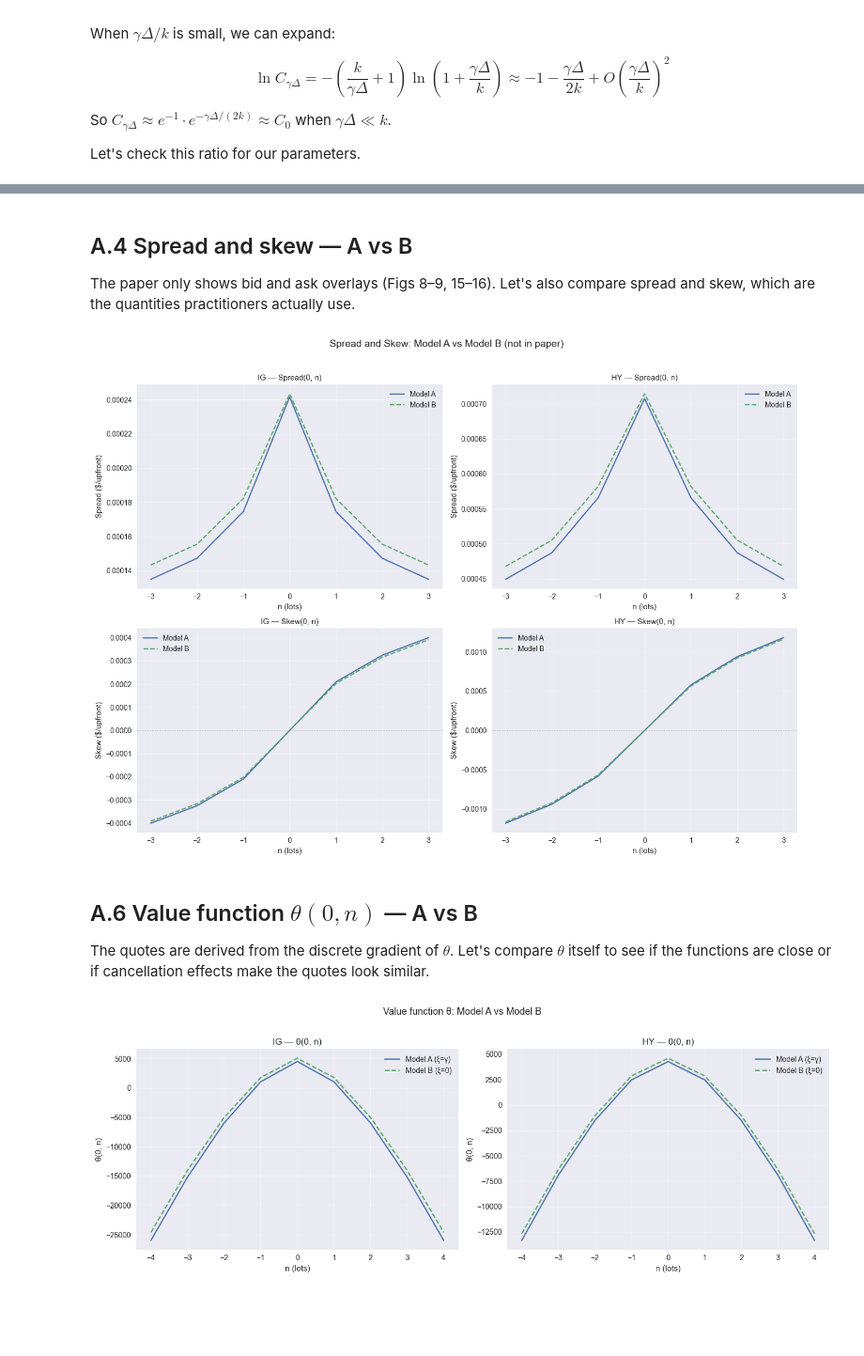
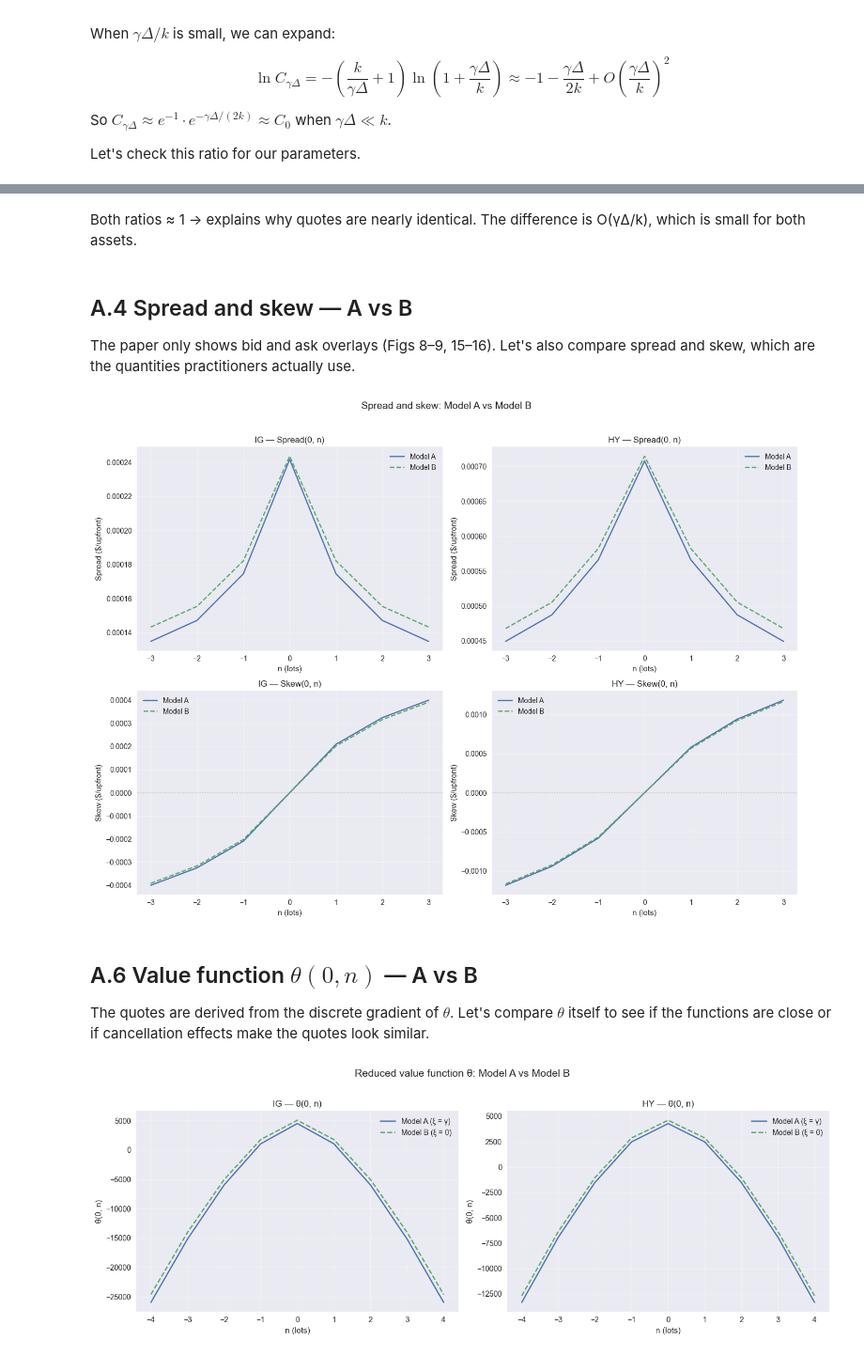
Before and after one commit to hamzaelarji/Market-Microstructure-, a Jupyter notebook: project/notebooks/03_model_a_vs_b.ipynb, the cells around one changed output, grey strips where cells are left out. Shown at 94% size. Drawn from its saved outputs; the diff is of its cells as text; code cells hidden in the pictures; blank space fills up the shorter version.

```diff
--- a/project/notebooks/03_model_a_vs_b.ipynb
+++ b/project/notebooks/03_model_a_vs_b.ipynb
@@ -318,3 +322,6 @@ The difference is O(γΔ/k), which is small for both assets.
+# %% [markdown]
+Both ratios ≈ 1 → explains why quotes are nearly identical.
+The difference is O(γΔ/k), which is small for both assets.
 # %% [markdown]
 ## A.4 Spread and skew — A vs B
 
@@ -322,68 +329,68 @@ The paper only shows bid and ask overlays (Figs 8–9, 15–16). Let's also comp
 # %%
 fig, axes = plt.subplots(2, 2, figsize=(14, 10))
 
-for col, (sol_a, sol_b, params, name) in enumerate([
-    (sol_ig_a, sol_ig_b, IG, "IG"),
-    (sol_hy_a, sol_hy_b, HY, "HY"),
+for col, (sol_a, sol_b, name) in enumerate([
+    (sol_ig_a, sol_ig_b, "IG"),
+    (sol_hy_a, sol_hy_b, "HY"),
 ]):
     lots = sol_a["lots"]
 
-    spread_a = sol_a["delta_bid"][0,:] + sol_a["delta_ask"][0,:]
-    spread_b = sol_b["delta_bid"][0,:] + sol_b["delta_ask"][0,:]
-    skew_a = sol_a["delta_bid"][0,:] - sol_a["delta_ask"][0,:]
-    skew_b = sol_b["delta_bid"][0,:] - sol_b["delta_ask"][0,:]
+    spread_a = sol_a["delta_bid"][0, :] + sol_a["delta_ask"][0, :]
+    spread_b = sol_b["delta_bid"][0, :] + sol_b["delta_ask"][0, :]
+
+    skew_a = sol_a["delta_bid"][0, :] - sol_a["delta_ask"][0, :]
+    skew_b = sol_b["delta_bid"][0, :] - sol_b["delta_ask"][0, :]
 
     # Spread
     ax = axes[0, col]
     mask = np.isfinite(spread_a) & np.isfinite(spread_b)
     ax.plot(lots[mask], spread_a[mask], "x-", ms=8, label="Model A")
     ax.plot(lots[mask], spread_b[mask], "o--", ms=6, mfc="none", label="Model B")
-    ax.set_title(f"{name} — Spread(0, n)", fontsize=11)
+    ax.set_title(f"{name} — Spread(0, n)")
     ax.set_xlabel("n (lots)")
     ax.set_ylabel("Spread ($/upfront)")
+    ax.grid(alpha=0.3)
     ax.legend()
-    ax.grid(alpha=0.3)
 
     # Skew
     ax = axes[1, col]
     mask = np.isfinite(skew_a) & np.isfinite(skew_b)
     ax.plot(lots[mask], skew_a[mask], "x-", ms=8, label="Model A")
     ax.plot(lots[mask], skew_b[mask], "o--", ms=6, mfc="none", label="Model B")
-    ax.set_title(f"{name} — Skew(0, n)", fontsize=11)
+    ax.set_title(f"{name} — Skew(0, n)")
     ax.set_xlabel("n (lots)")
     ax.set_ylabel("Skew ($/upfront)")
-    ax.axhline(0, color="gray", ls=":", lw=0.8)
+    ax.axhline(0.0, color="gray", ls=":", lw=0.8)
+    ax.grid(alpha=0.3)
     ax.legend()
-    ax.grid(alpha=0.3)
 
-fig.suptitle("Spread and Skew: Model A vs Model B (not in paper)", fontsize=14, y=1.02)
+fig.suptitle("Spread and skew: Model A vs Model B", fontsize=14, y=1.02)
 fig.tight_layout()
 plt.show()
 # %% [output]
-[figure, old version]
+[figure, new version]
 # %% [markdown]
 ## A.6 Value function $\theta(0,n)$ — A vs B
 
 The quotes are derived from the discrete gradient of $\theta$. Let's compare $\theta$ itself to see if the functions are close or if cancellation effects make the quotes look similar.
 # %%
-
 fig, axes = plt.subplots(1, 2, figsize=(14, 5))
 
-for ax, sol_a, sol_b, params, name in [
-    (axes[0], sol_ig_a, sol_ig_b, IG, "IG"),
-    (axes[1], sol_hy_a, sol_hy_b, HY, "HY"),
+for ax, sol_a, sol_b, name in [
+    (axes[0], sol_ig_a, sol_ig_b, "IG"),
+    (axes[1], sol_hy_a, sol_hy_b, "HY"),
 ]:
     lots = sol_a["lots"]
-    ax.plot(lots, sol_a["theta"][0, :], "x-", ms=8, label="Model A (ξ=γ)")
-    ax.plot(lots, sol_b["theta"][0, :], "o--", ms=6, mfc="none", label="Model B (ξ=0)")
+    ax.plot(lots, sol_a["theta"][0, :], "x-", ms=8, label="Model A (ξ = γ)")
+    ax.plot(lots, sol_b["theta"][0, :], "o--", ms=6, mfc="none", label="Model B (ξ = 0)")
     ax.set_xlabel("n (lots)")
     ax.set_ylabel("θ(0, n)")
     ax.set_title(f"{name} — θ(0, n)")
+    ax.grid(alpha=0.3)
     ax.legend()
-    ax.grid(alpha=0.3)
 
-fig.suptitle("Value function θ: Model A vs Model B", fontsize=13, y=1.02)
+fig.suptitle("Reduced value function θ: Model A vs Model B", fontsize=14, y=1.02)
 fig.tight_layout()
 plt.show()
 # %% [output]
-[figure, old version]
+[figure, new version]
```
Also changed, not shown: parts of 23 cells of this notebook, 1 other file.
